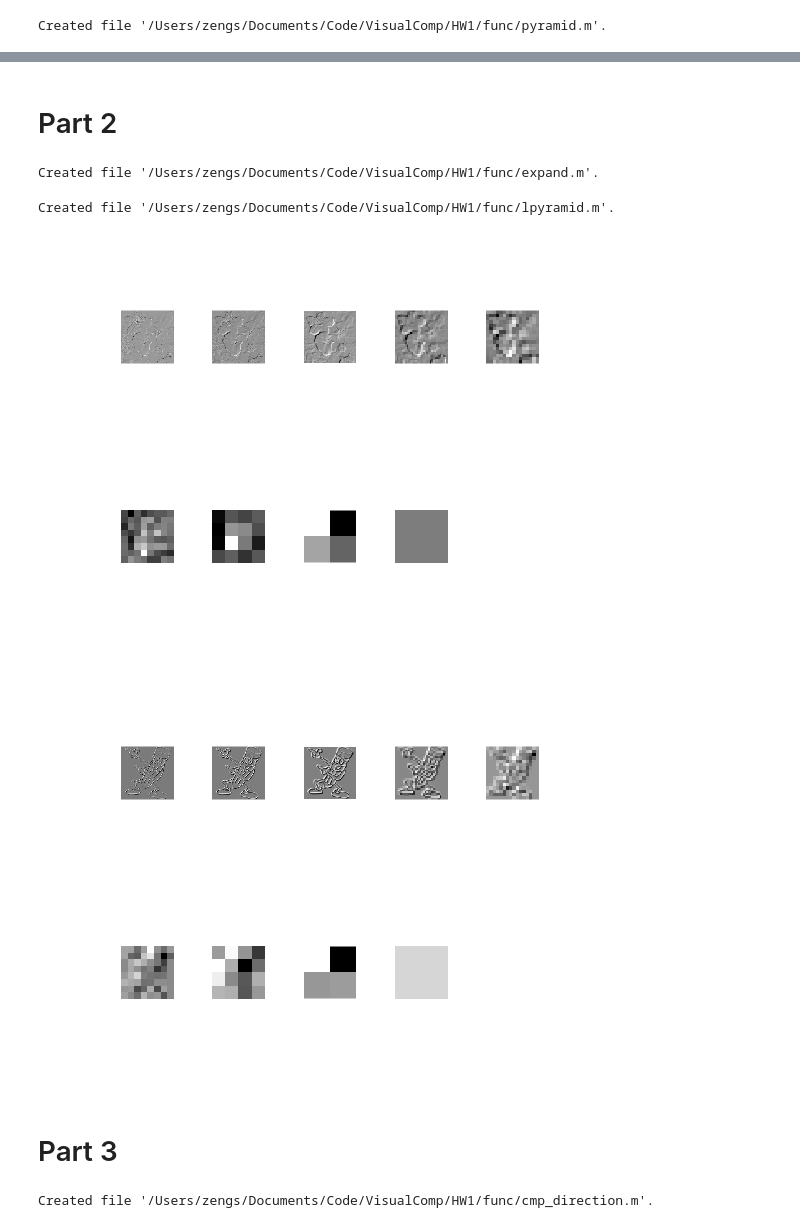
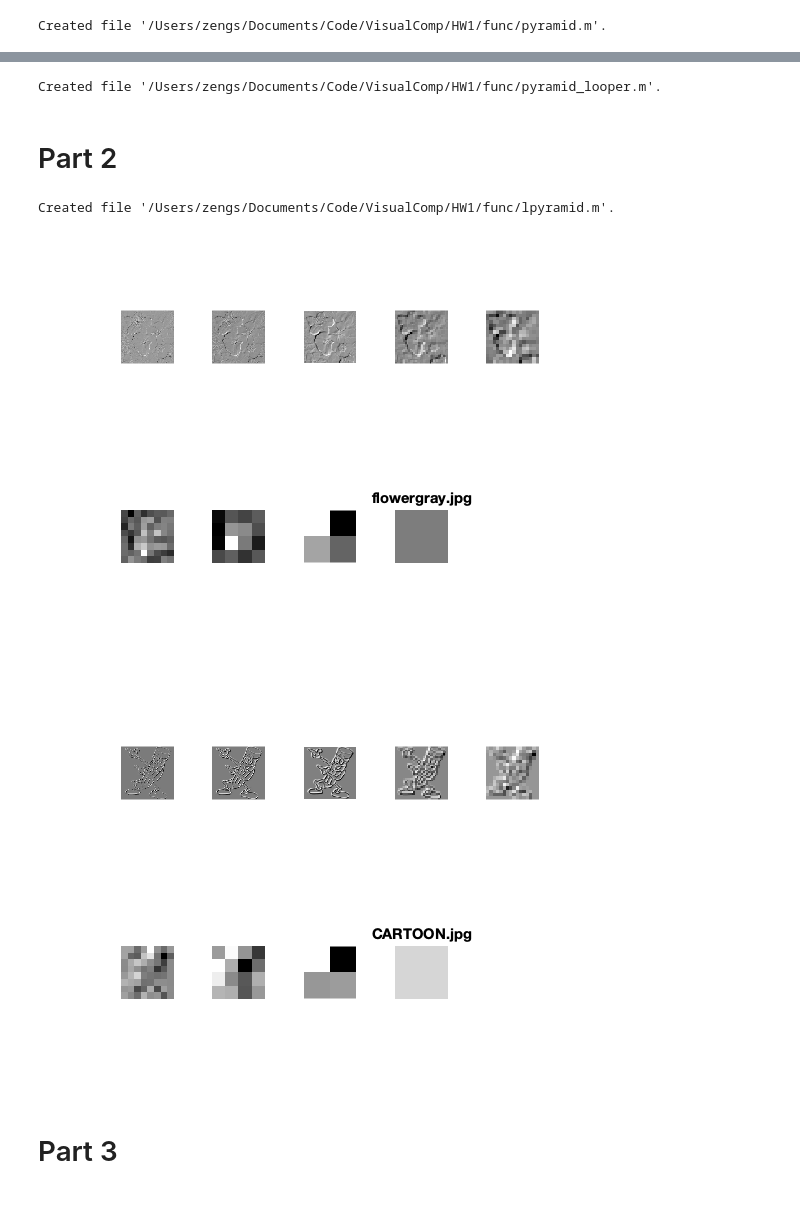
Before and after one commit to SIGUSRz/VisualComp, a Jupyter notebook: HW1/Main.ipynb, the cells around one changed output, grey strips where cells are left out. Saved outputs shown, nothing was run; the diff lists cells and outputs as text; code cells hidden in the pictures.

```diff
--- a/HW1/Main.ipynb
+++ b/HW1/Main.ipynb
@@ -343,47 +297,33 @@ end
+# %%
+%%file func/pyramid_looper.m
+function pyramid_looper(fc, pyds, blurs, paths)
+    for i = 1:length(pyds)
+        fc(pyds{i}, blurs{i}, paths{i});
+    end
+end
+# %% [output]
+Created file '/Users/zengs/Documents/Code/VisualComp/HW1/func/pyramid_looper.m'.
 # %% [markdown]
 # Part 2
-# %%
-%%file func/expand.m
-function expout = expand(im)
-    % Allocate memory for expansion
-    expout = interpo(im, size(im, 1) * 2);
-    % Smooth the image
-    h = fspecial('average', [2, 2]);
-    expout = filter(expout, h);
-end
-# %% [output]
-Created file '/Users/zengs/Documents/Code/VisualComp/HW1/func/expand.m'.
 # %%
 %%file func/lpyramid.m
-function lpyramid(subsamples, blurs, paths)
-    addpath('func/');
-    for i = 1:length(subsamples)
-        f = figure;
-        for j = 1:length(subsamples{i}) - 1
-            subplot(2, (length(subsamples{i}) + 1)  / 2, j);
-%             expout = expand(subsamples{i}{j + 1});
-%             imshow(mat2gray(subsamples{i}{j} - expout));
-            imshow(mat2gray(subsamples{i}{j} - blurs{i}{j}));
-        end
-        subplot(2, (length(subsamples{i}) + 1)  / 2, length(subsamples{i}));
-        imshow(mat2gray(subsamples{i}{length(subsamples{i})}));
+function lpyramid(pyd, blur, path)
+    f = figure;
+    len = length(pyd);
+    for i = 1:len - 1
+        subplot(2, (len + 1)  / 2, i);
+        imshow(mat2gray(pyd{i} - blur{i}));
     end
+    subplot(2, (len + 1)  / 2, len);
+    imshow(mat2gray(pyd{len}));
+    title(path);
 end
 # %% [output]
 Created file '/Users/zengs/Documents/Code/VisualComp/HW1/func/lpyramid.m'.
-# %%
-lpyramid(subsamples, blurs, paths);
-# %% [output]
-[figure, removed]
-[figure, removed]
+# %%
+pyramid_looper(@lpyramid, pyds, blurs, paths);
+# %% [output]
+[figure, added]
+[figure, added]
 # %% [markdown]
 # Part 3
-# %%
-%%file func/cmp_direction.m
-function result = cmp_direction(padMask, direction)
-    result = abs(padMask - circshift(padMask, direction));
-    sz = size(padMask);
-    result = result(2:sz(1) - 1, 2:sz(2) - 1);
-end
-# %% [output]
-Created file '/Users/zengs/Documents/Code/VisualComp/HW1/func/cmp_direction.m'.
```
Also changed, not shown: parts of 14 cells of this notebook.
